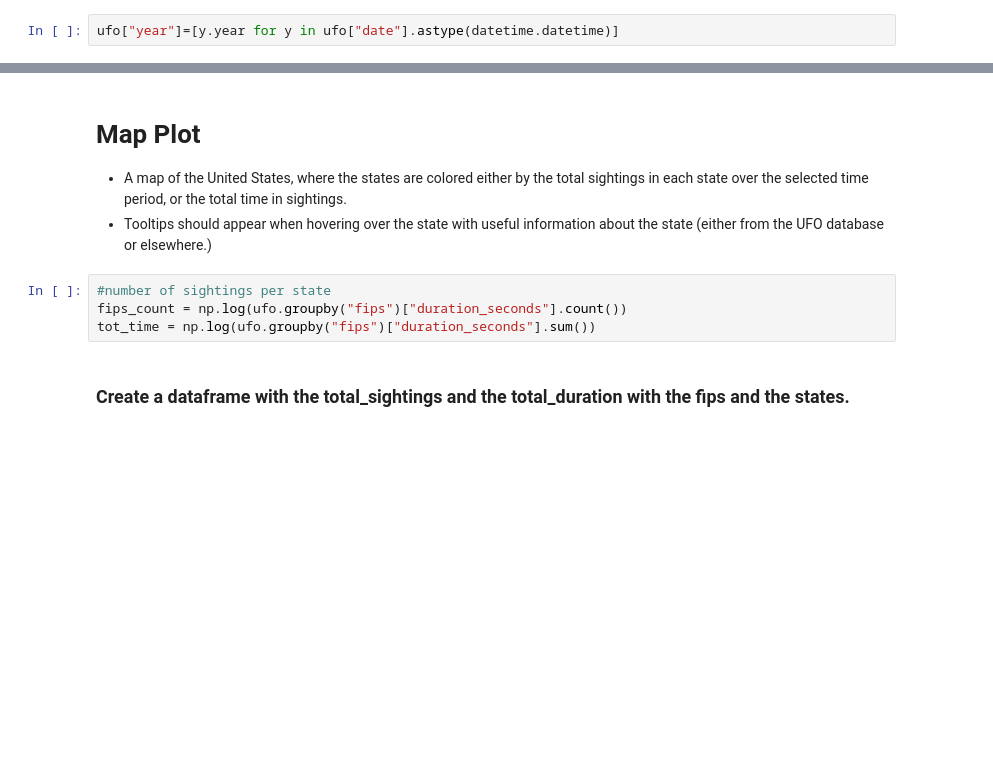
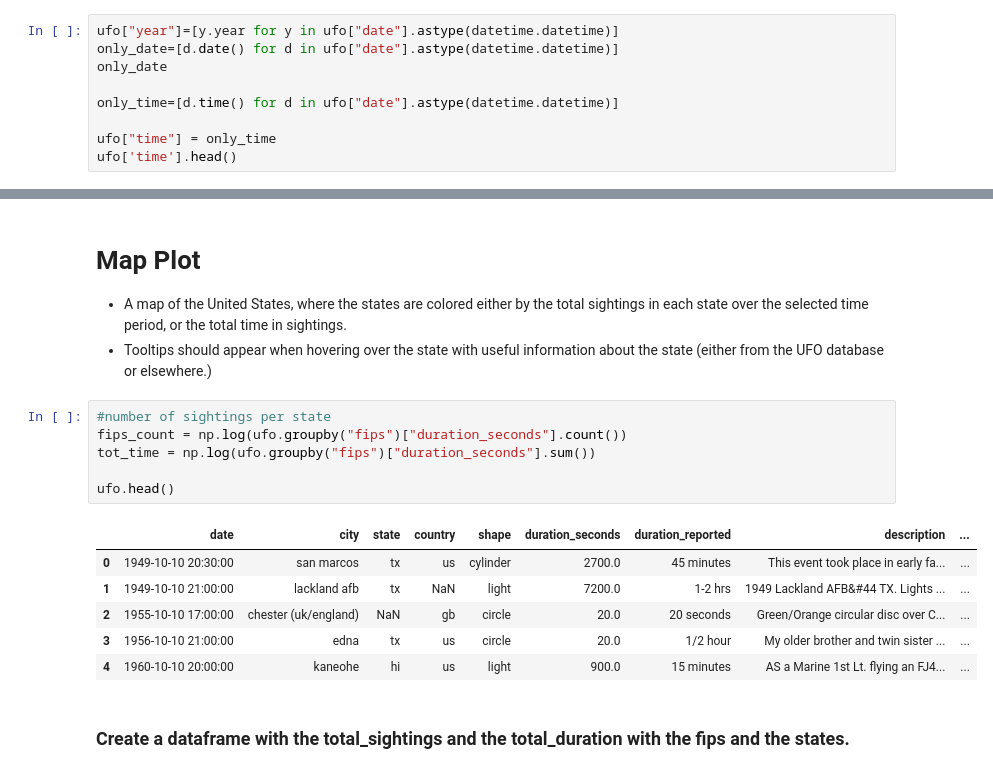
Before and after one commit to pratikshrivastava/DV_PROJECT_FALL2017, a Jupyter notebook: Comp_3_UFO.ipynb, the cells around one changed output, grey strips where cells are left out. Saved outputs shown, nothing was run; the diff lists cells and outputs as text; blank space fills up the shorter version.

```diff
--- a/Comp_3_UFO.ipynb
+++ b/Comp_3_UFO.ipynb
@@ -55,3 +55,10 @@ array([48, -1, 15, 47,  9,  1, 12,  6, 37, 36, 21, 26, 25, 20, 45, 53,  8,
        38, 11], dtype=int64)
 # %%
 ufo["year"]=[y.year for y in ufo["date"].astype(datetime.datetime)]
+only_date=[d.date() for d in ufo["date"].astype(datetime.datetime)]
+only_date
+
+only_time=[d.time() for d in ufo["date"].astype(datetime.datetime)]
+
+ufo["time"] = only_time
+ufo['time'].head()
@@ -64,7 +78,16 @@ over the selected time period, or the total time in sightings.
 # %%
 #number of sightings per state
 fips_count = np.log(ufo.groupby("fips")["duration_seconds"].count())
 tot_time = np.log(ufo.groupby("fips")["duration_seconds"].sum())
+
+ufo.head()
+# %% [output]
+|  | date | city | state | country | shape | duration_seconds | duration_reported | description | ... |
+| 0 | 1949-10-10 20:30:00 | san marcos | tx | us | cylinder | 2700.0 | 45 minutes | This event took place in early fa... | ... |
+| 1 | 1949-10-10 21:00:00 | lackland afb | tx | NaN | light | 7200.0 | 1-2 hrs | 1949 Lackland AFB&#44 TX. Lights ... | ... |
+| 2 | 1955-10-10 17:00:00 | chester (uk/england) | NaN | gb | circle | 20.0 | 20 seconds | Green/Orange circular disc over C... | ... |
+| 3 | 1956-10-10 21:00:00 | edna | tx | us | circle | 20.0 | 1/2 hour | My older brother and twin sister ... | ... |
+| 4 | 1960-10-10 20:00:00 | kaneohe | hi | us | light | 900.0 | 15 minutes | AS a Marine 1st Lt. flying an FJ4... | ... |
 # %% [markdown]
 ### Create a dataframe with the total_sightings and the total_duration with the fips and the states.
 # %%
```
Also changed, not shown: parts of 8 cells of this notebook.
